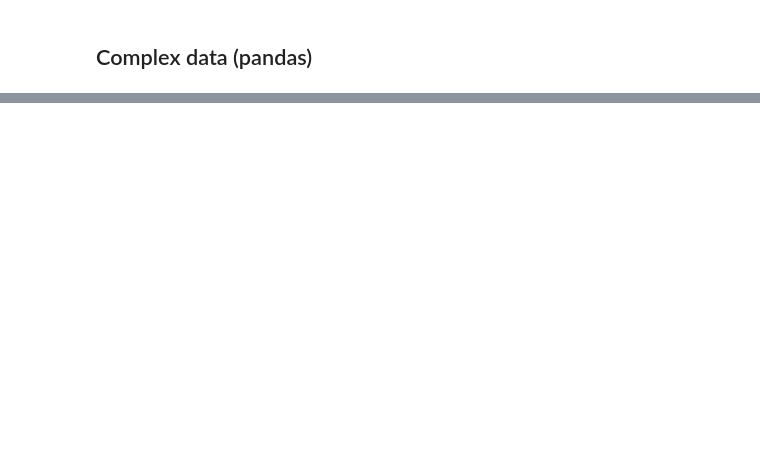
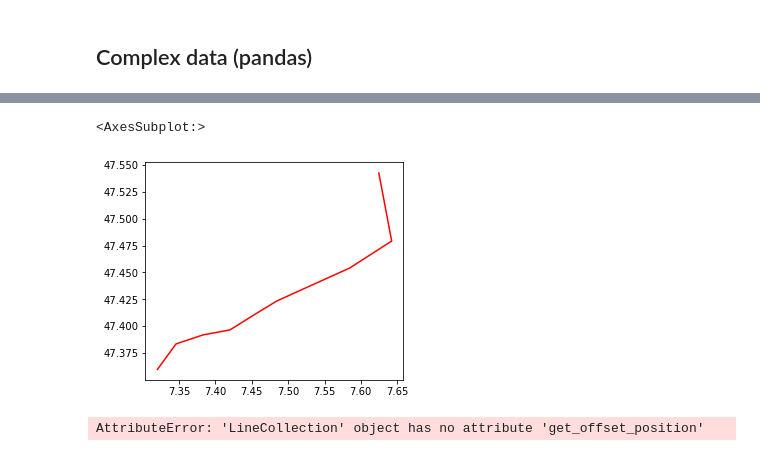
Before and after one commit to fleshgordo/cocreate22, a Jupyter notebook: 004_plotting.ipynb, the cells around one changed output, grey strips where cells are left out. Drawn from its saved outputs; the diff is of its cells as text; code cells hidden in the pictures; blank space fills up the shorter version.

Commit message:
sample data

```diff
--- a/004_plotting.ipynb
+++ b/004_plotting.ipynb
@@ -55,0 +75,11 @@ plt.plot(values)
+# %%
+track = gpd.read_file("sample_data/track.geojson")
+track.plot(color="red")
+#plt.plot(track['geometry'])
+# %% [output]
+<AxesSubplot:>
+[figure, added]
+# %%
+mplleaflet.display()
+# %% [output]
+AttributeError: 'LineCollection' object has no attribute 'get_offset_position'
```
Also changed, not shown: parts of 14 cells of this notebook, 3 other files.
